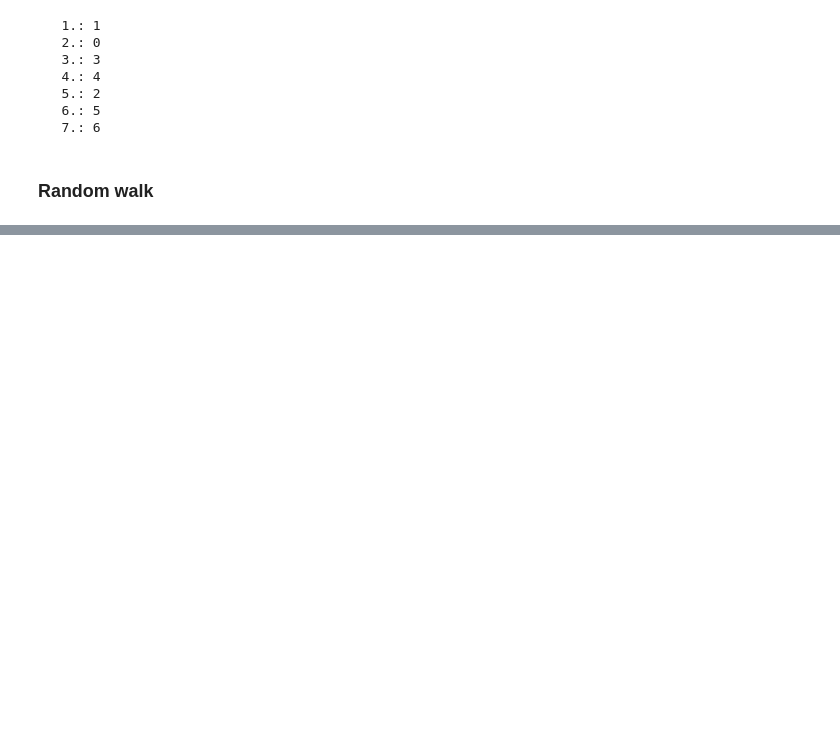
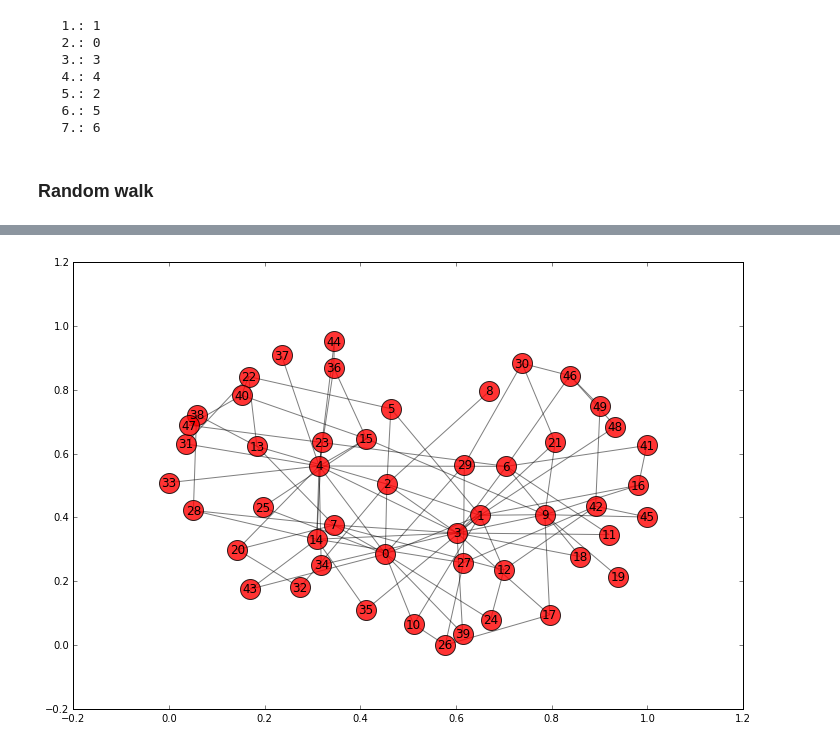
Before and after one commit to captain-proton/aise, a Jupyter notebook: documentation/source/nia/jupyter_nb/graph_samples.ipynb, the cells around one changed output, grey strips where cells are left out. Cells and saved outputs as stored; diff of their text form; code cells hidden in the pictures; blank space fills up the shorter version.

```diff
--- a/documentation/source/nia/jupyter_nb/graph_samples.ipynb
+++ b/documentation/source/nia/jupyter_nb/graph_samples.ipynb
@@ -246,0 +304,4 @@ for i in range(len(nodes)):
+# %%
+plot_graph(generate_barabasi_albert(50, 2))
+# %% [output]
+[figure, added]
```
Also changed, not shown: parts of 9 cells of this notebook.
